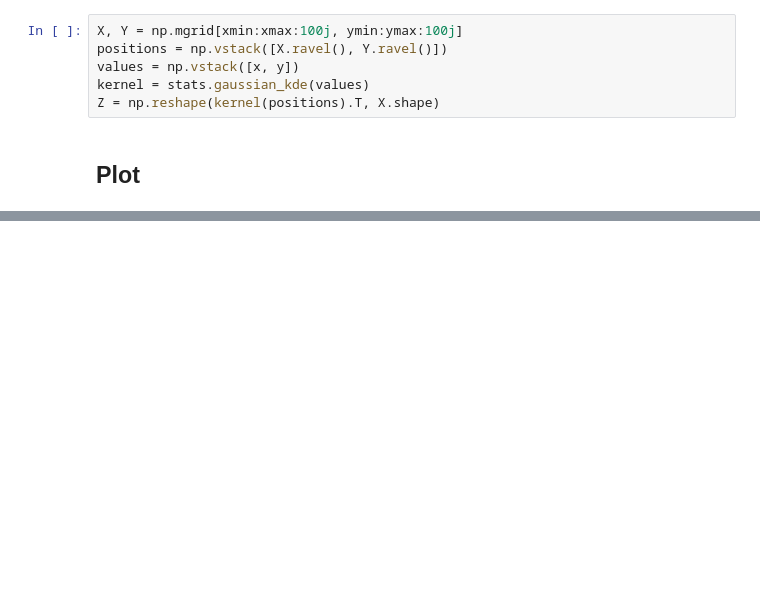
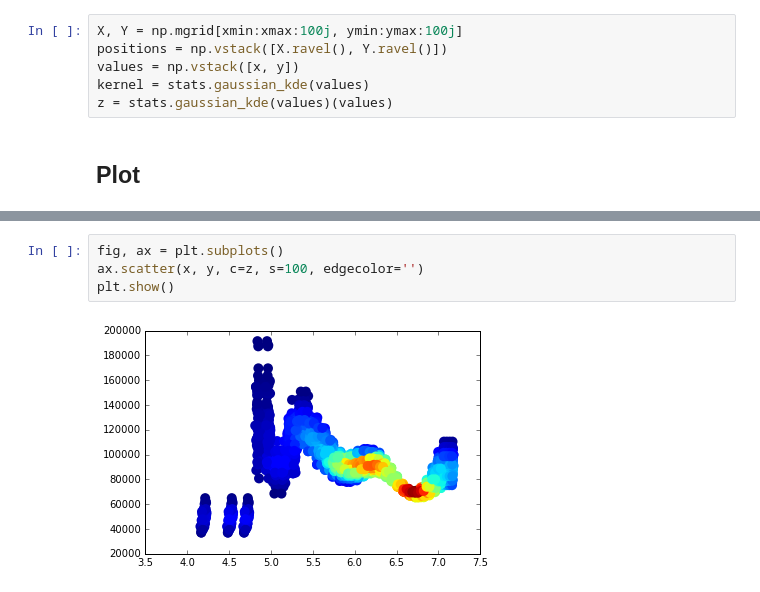
Before and after one commit to TheCulliganMan/psmc_heat_map, a Jupyter notebook: PSMC Heat Map.ipynb, the cells around one changed output, grey strips where cells are left out. Cells and saved outputs as stored; diff of their text form; blank space fills up the shorter version.

```diff
--- a/PSMC Heat Map.ipynb
+++ b/PSMC Heat Map.ipynb
@@ -40,7 +41,7 @@ X, Y = np.mgrid[xmin:xmax:100j, ymin:ymax:100j]
 positions = np.vstack([X.ravel(), Y.ravel()])
 values = np.vstack([x, y])
 kernel = stats.gaussian_kde(values)
-Z = np.reshape(kernel(positions).T, X.shape)
+z = stats.gaussian_kde(values)(values)
 # %% [markdown]
 ## Plot
 # %%
@@ -72,0 +69,6 @@ plt.show()
+# %%
+fig, ax = plt.subplots()
+ax.scatter(x, y, c=z, s=100, edgecolor='')
+plt.show()
+# %% [output]
+[figure, added]
```
Also changed, not shown: parts of 6 cells of this notebook.
